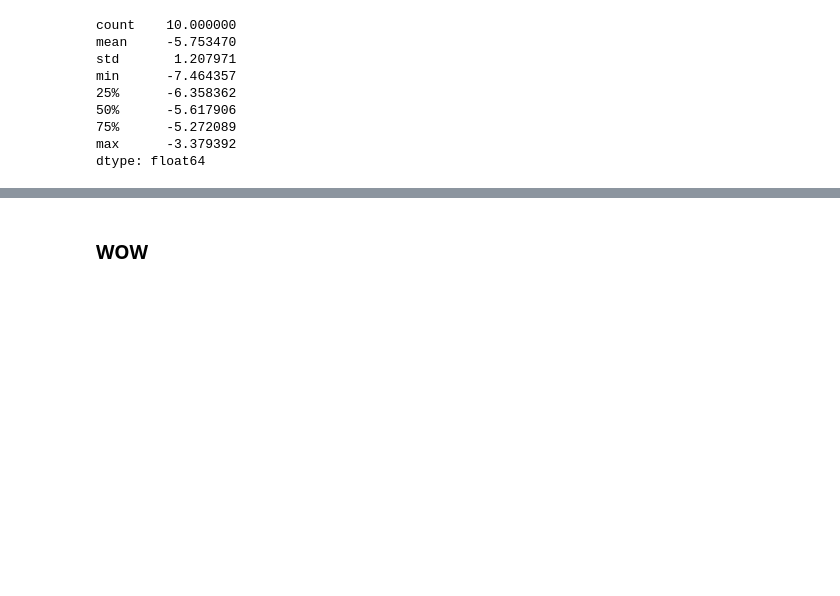
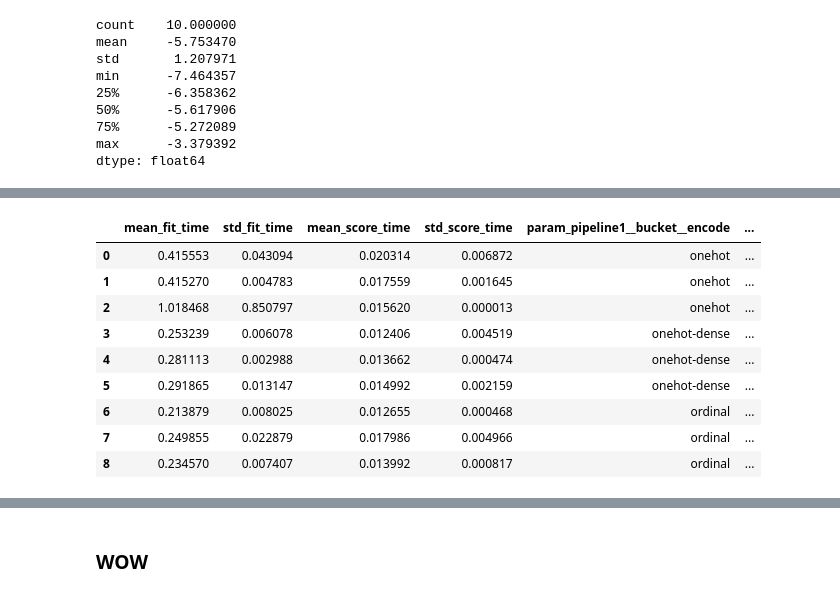
Before and after one commit to umais2005/MachineLearning, a Jupyter notebook: ML Project 1.ipynb, the cells around one changed output, grey strips where cells are left out. Drawn from its saved outputs; the diff is of its cells as text; code cells hidden in the pictures; blank space fills up the shorter version.

```diff
--- a/ML Project 1.ipynb
+++ b/ML Project 1.ipynb
@@ -198,7 +198,10 @@ max       9.186593
 dtype: float64
 # %%
 from sklearn.ensemble import RandomForestRegressor
-for_reg = make_pipeline(pipeline1, RandomForestRegressor(random_state=42))
+for_reg = Pipeline([
+    ("pipeline1", pipeline1),
+    ("for_reg", RandomForestRegressor(random_state=42))
+    ])
 for_rmses = cross_val_score(for_reg, X_train, y_train, scoring='neg_root_mean_squared_error', cv=10)
 pd.Series(for_rmses).describe()
 # %% [output]
@@ -213,0 +219,7 @@ dtype: float64
+# %%
+params = {
+    "pipeline1__bucket__strategy": ['uniform', 'quantile','kmeans'],
+    "pipeline1__bucket__encode": ['onehot', 'onehot-dense','ordinal'],
+}
+gridsearch = GridSearchCV(for_reg, params, scoring='neg_root_mean_squared_error', cv=3)
+gridsearch.fit(X_train, y_train)
@@ -213,0 +247,13 @@ dtype: float64
+# %%
+pd.DataFrame(gridsearch.cv_results_)
+# %% [output]
+|  | mean_fit_time | std_fit_time | mean_score_time | std_score_time | param_pipeline1__bucket__encode | ... |
+| 0 | 0.415553 | 0.043094 | 0.020314 | 0.006872 | onehot | ... |
+| 1 | 0.415270 | 0.004783 | 0.017559 | 0.001645 | onehot | ... |
+| 2 | 1.018468 | 0.850797 | 0.015620 | 0.000013 | onehot | ... |
+| 3 | 0.253239 | 0.006078 | 0.012406 | 0.004519 | onehot-dense | ... |
+| 4 | 0.281113 | 0.002988 | 0.013662 | 0.000474 | onehot-dense | ... |
+| 5 | 0.291865 | 0.013147 | 0.014992 | 0.002159 | onehot-dense | ... |
+| 6 | 0.213879 | 0.008025 | 0.012655 | 0.000468 | ordinal | ... |
+| 7 | 0.249855 | 0.022879 | 0.017986 | 0.004966 | ordinal | ... |
+| 8 | 0.234570 | 0.007407 | 0.013992 | 0.000817 | ordinal | ... |
```
Also changed, not shown: parts of 8 cells of this notebook.
